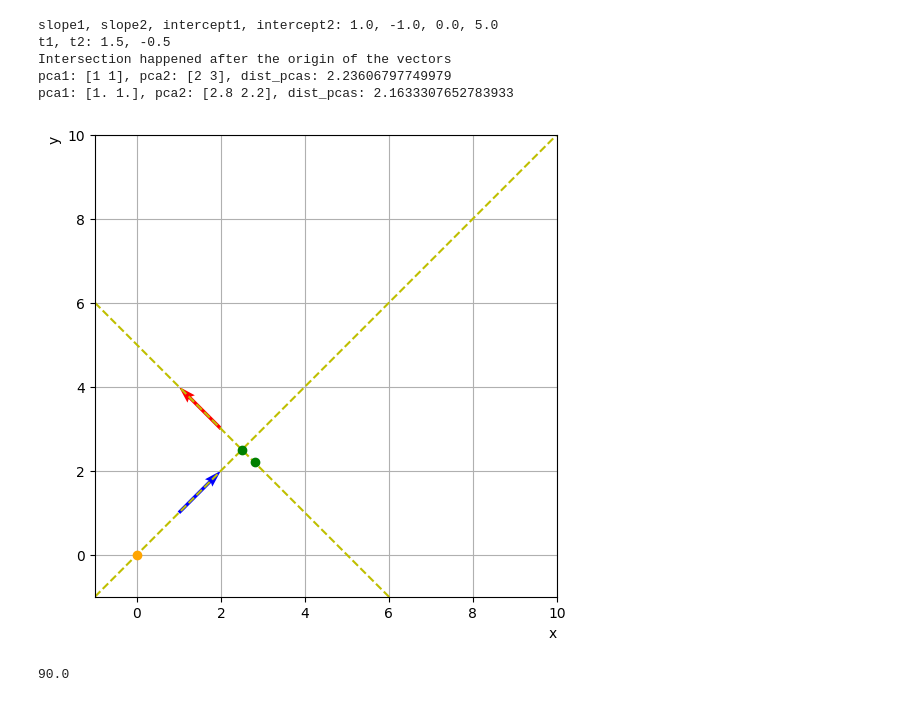
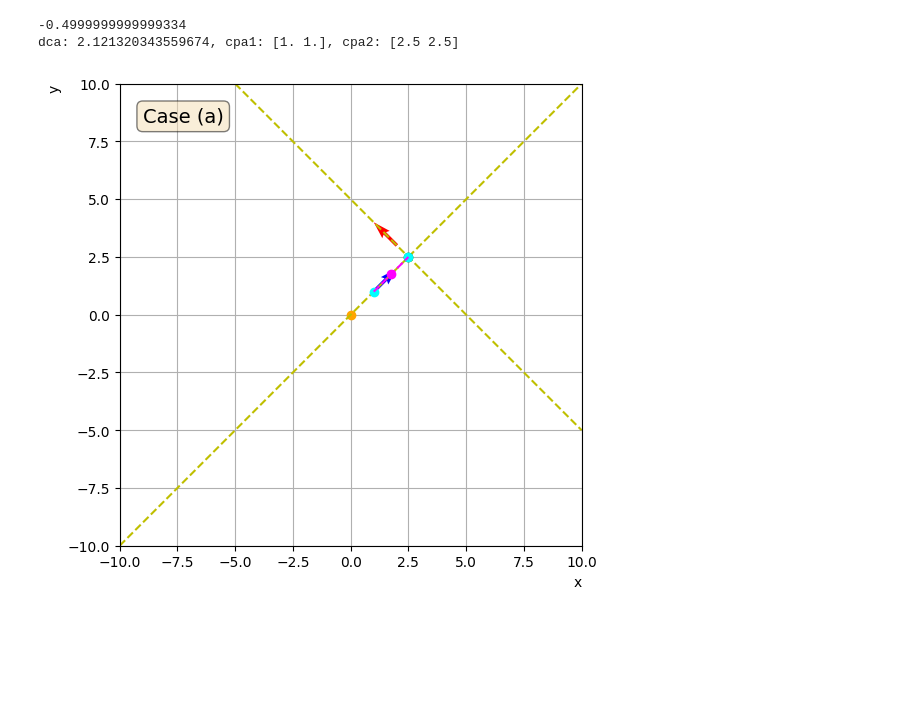
Before and after one commit to HD-ALICE-Sexaquark/analysis, a Jupyter notebook: jupyter/TwoLinesDCA.ipynb, the cells around one changed output. Saved outputs shown, nothing was run; the diff lists cells and outputs as text; code cells hidden in the pictures; blank space fills up the shorter version.

Commit message:
jupyter: finished study on two lines DCA

```diff
--- a/jupyter/TwoLinesDCA.ipynb
+++ b/jupyter/TwoLinesDCA.ipynb
@@ -70,21 +73,54 @@ def calculate_angle(dir1, dir2):
+# %%
+def full_example(id, pos1, dir1, pos2, dir2):
+    fig, ax = plt.subplots()
+    fig.set_size_inches(6, 6)
+    ax.set_xlim([-10, 10])
+    ax.set_ylim([-10, 10])
+    ax.set_xlabel('x', loc='right')
+    ax.set_ylabel('y', loc='top')
+    ax.grid(True)
+    ax.set_aspect('equal')
+
+    # plot the origin
+    ax.plot(0, 0, color='orange', marker='o')
+
+    # plot the two lines
+    plot_inf_line(ax, pos1, dir1)
+    plot_inf_line(ax, pos2, dir2)
+
+    # plot the two vectors
+    plot_vectors(ax, pos1, dir1, 'b')
+    plot_vectors(ax, pos2, dir2, 'r')
+
+    # find the intersection of the two lines and plot it
+    t = find_intersection_geo(pos1, dir1, pos2, dir2)
+    ax.plot(t[0], t[1], color='g', marker='o')
+
+    # find the intersection of the two lines and plot it
+    dca, cpa1, cpa2 = find_dca_ana(pos1, dir1, pos2, dir2)
+    ax.plot(cpa1[0], cpa1[1], color='cyan', marker='o')
+    ax.plot(cpa2[0], cpa2[1], color='cyan', marker='o')
+    print(f"dca: {dca}, cpa1: {cpa1}, cpa2: {cpa2}")
+
+    plot_line_and_middle(ax, cpa1, cpa2, 'magenta')
+
+    textstr = f"{id}"
+    props = dict(boxstyle='round', facecolor='wheat', alpha=0.5)
+    ax.text(0.05, 0.95, textstr, transform=ax.transAxes, fontsize=14, verticalalignment='top', bbox=props)
 # %%
 # Case (a): Two vectors pointing outwards the origin
+# (improbable to happen in 3D)
 pos1_a = np.array([1, 1])
 dir1_a = np.array([1, 1])
 
 pos2_a = np.array([2, 3])
 dir2_a = np.array([-1, 1])
 
-plot_two_lines(pos1_a, dir1_a, pos2_a, dir2_a)
-calculate_angle(dir1_a, dir2_a)
+full_example("Case (a)", pos1_a, dir1_a, pos2_a, dir2_a)
 # %% [output]
-slope1, slope2, intercept1, intercept2: 1.0, -1.0, 0.0, 5.0
-t1, t2: 1.5, -0.5
-Intersection happened after the origin of the vectors
-pca1: [1 1], pca2: [2 3], dist_pcas: 2.23606797749979
-pca1: [1. 1.], pca2: [2.8 2.2], dist_pcas: 2.1633307652783933
+-0.4999999999999334
+dca: 2.121320343559674, cpa1: [1. 1.], cpa2: [2.5 2.5]
-[figure, old version]
+[figure, new version]
-90.0
 # %%
 # Case (b): Two parallel vectors
 pos1_b = np.array([1, 1])
```
Also changed, not shown: parts of 10 cells of this notebook.
